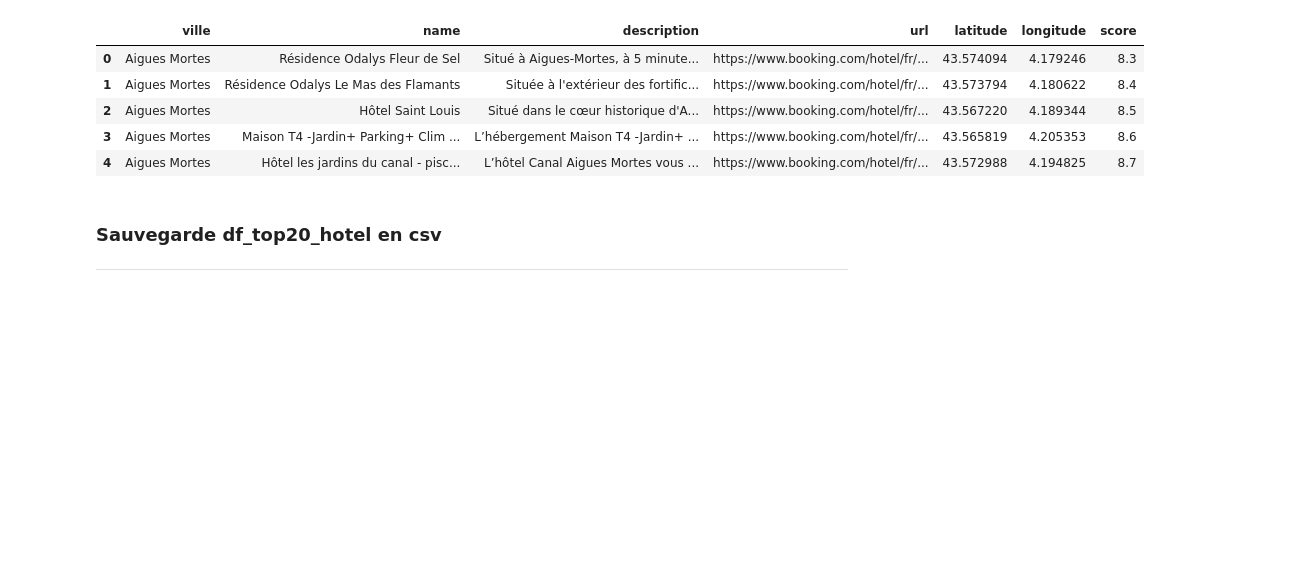
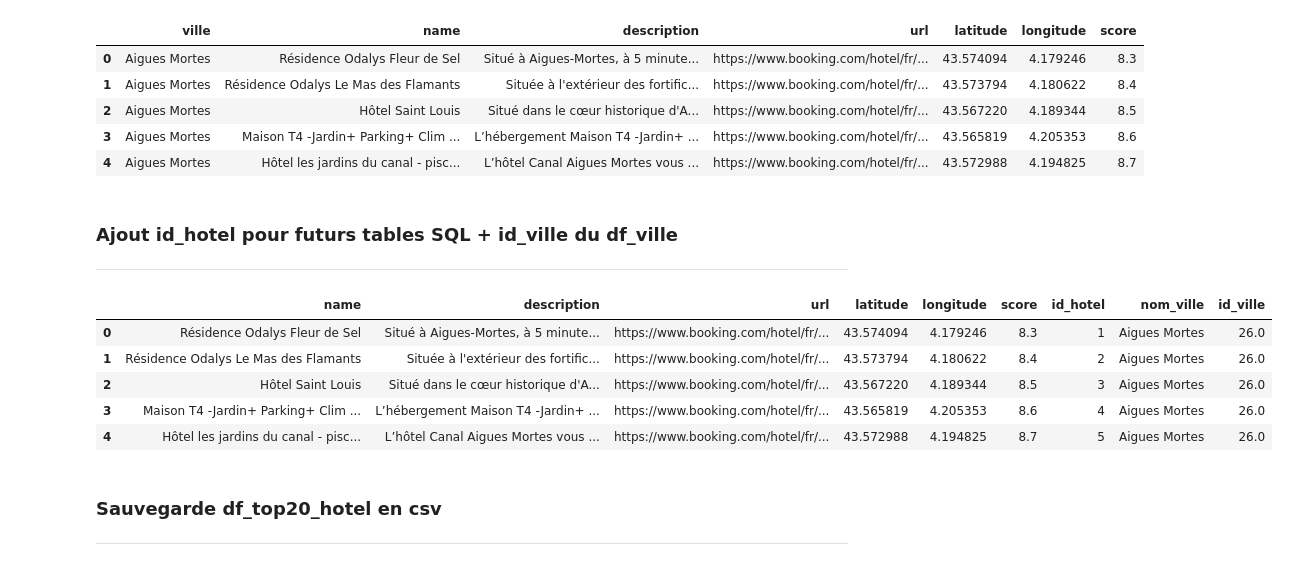
Before and after one commit to Nath-data13/DSFS_certif_2025, a Jupyter notebook: Bloc1/Top20_hotel.ipynb, the cells around one changed output. Drawn from its saved outputs; the diff is of its cells as text; code cells hidden in the pictures; blank space fills up the shorter version.

```diff
--- a/Bloc1/Top20_hotel.ipynb
+++ b/Bloc1/Top20_hotel.ipynb
@@ -8,4 +8,4 @@ import pandas as pd
 ---
 # %%
 df_top20 = pd.read_csv('df_hotel.csv')
-df_top20.head()
+df_ville = pd.read_csv('df_ville.csv')
@@ -57,6 +50,29 @@ Name: score, dtype: float64
 | 2 | Aigues Mortes | Hôtel Saint Louis | Situé dans le cœur historique d'A... | https://www.booking.com/hotel/fr/... | 43.567220 | 4.189344 | 8.5 |
 | 3 | Aigues Mortes | Maison T4 -Jardin+ Parking+ Clim ... | L’hébergement Maison T4 -Jardin+ ... | https://www.booking.com/hotel/fr/... | 43.565819 | 4.205353 | 8.6 |
 | 4 | Aigues Mortes | Hôtel les jardins du canal - pisc... | L’hôtel Canal Aigues Mortes vous ... | https://www.booking.com/hotel/fr/... | 43.572988 | 4.194825 | 8.7 |
+# %% [markdown]
+### Ajout id_hotel pour futurs tables SQL + id_ville du df_ville
+---
+# %%
+# création id_hotel
+df_top20_hotel['id_hotel'] = range(1, len(df_top20_hotel)+1)
+
+# Merge avec df_ville pour récupérer id_ville
+df_top20_hotel = df_top20_hotel.merge(
+    df_ville[['nom_ville','id_ville']],
+    left_on='ville',
+    right_on='nom_ville',
+    how='left'
+)
+df_top20_hotel=df_top20_hotel.drop(columns='ville')
+df_top20_hotel.head()
+# %% [output]
+|  | name | description | url | latitude | longitude | score | id_hotel | nom_ville | id_ville |
+| 0 | Résidence Odalys Fleur de Sel | Situé à Aigues-Mortes, à 5 minute... | https://www.booking.com/hotel/fr/... | 43.574094 | 4.179246 | 8.3 | 1 | Aigues Mortes | 26.0 |
+| 1 | Résidence Odalys Le Mas des Flamants | Située à l'extérieur des fortific... | https://www.booking.com/hotel/fr/... | 43.573794 | 4.180622 | 8.4 | 2 | Aigues Mortes | 26.0 |
+| 2 | Hôtel Saint Louis | Situé dans le cœur historique d'A... | https://www.booking.com/hotel/fr/... | 43.567220 | 4.189344 | 8.5 | 3 | Aigues Mortes | 26.0 |
+| 3 | Maison T4 -Jardin+ Parking+ Clim ... | L’hébergement Maison T4 -Jardin+ ... | https://www.booking.com/hotel/fr/... | 43.565819 | 4.205353 | 8.6 | 4 | Aigues Mortes | 26.0 |
+| 4 | Hôtel les jardins du canal - pisc... | L’hôtel Canal Aigues Mortes vous ... | https://www.booking.com/hotel/fr/... | 43.572988 | 4.194825 | 8.7 | 5 | Aigues Mortes | 26.0 |
 # %% [markdown]
 ### Sauvegarde df_top20_hotel en csv
 ---
```
Also changed, not shown: parts of 1 cell of this notebook, 18 other files.
